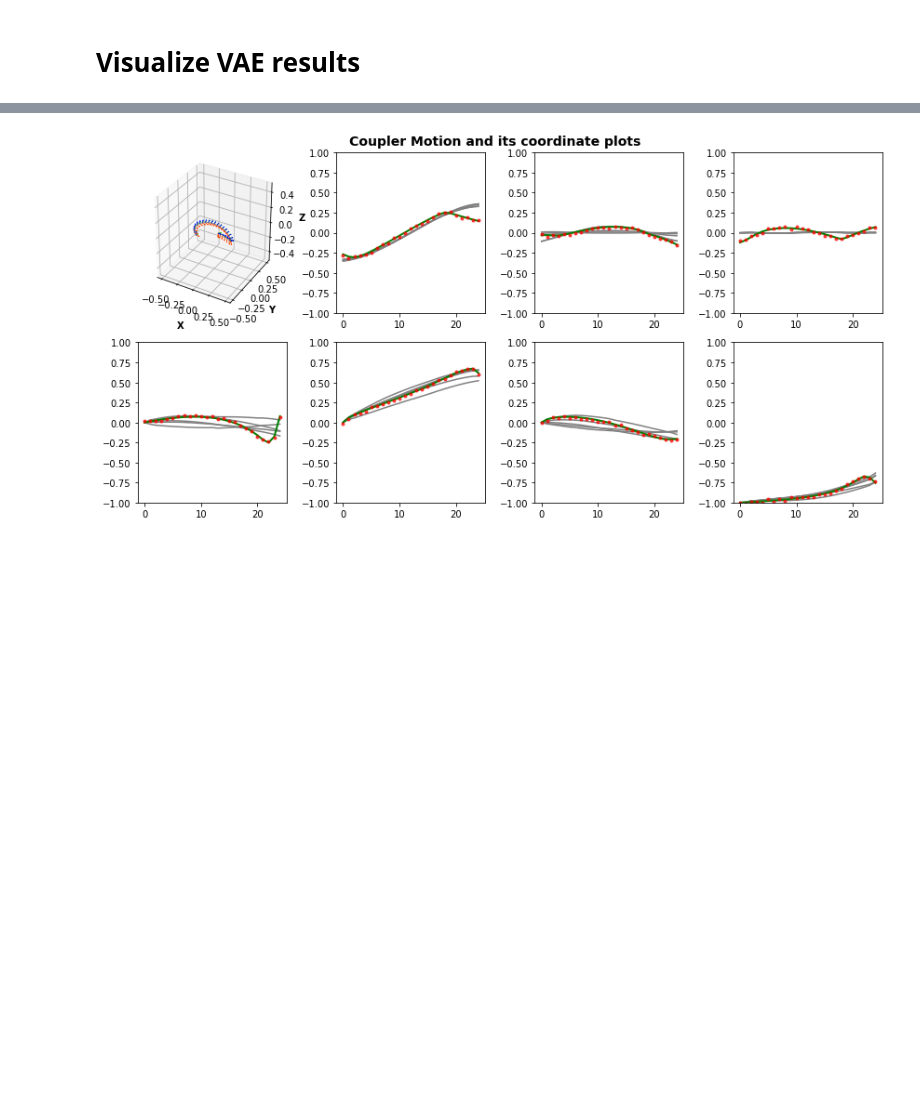
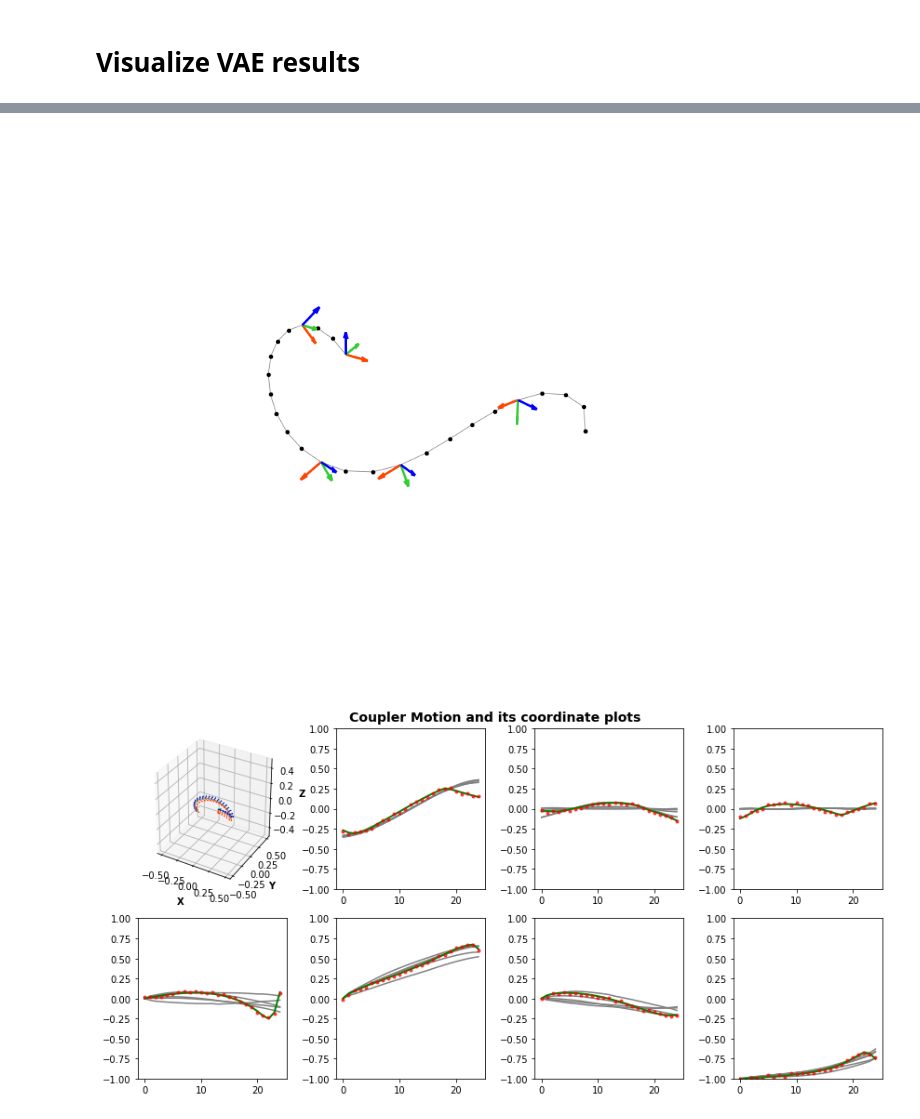
Before and after one commit to ssharma1991/5ss-platform-path-synthesis, a Jupyter notebook: mixed_synth/2. Autoencoder/5_inference.ipynb, the cells around one changed output, grey strips where cells are left out. Saved outputs shown, nothing was run; the diff lists cells and outputs as text; code cells hidden in the pictures; blank space fills up the shorter version.

```diff
--- a/mixed_synth/2. Autoencoder/5_inference.ipynb
+++ b/mixed_synth/2. Autoencoder/5_inference.ipynb
@@ -174,3 +196,49 @@ plt.show()
+# %%
+def plotMotionPartial(Pts, Orient, mask, ax, limit, color = 'gray', scale=.1):
+    plotPath(Pts, ax, limit, color)
+    for i in range(len(Pts)):
+        if (mask[i]>.5):
+            Rot_i=quat2rot(Orient[i])
+            plotXYZ(Pts[i], Rot_i, ax, limit*scale)
+        else:
+            ax.scatter(Pts[i,0], Pts[i,1], Pts[i,2], color='k')
+    ax.auto_scale_xyz([-limit, limit], [-limit, limit], [-limit, limit])
+
+    ax.set_xlabel('X', fontweight ='bold')
+    ax.set_ylabel('Y', fontweight ='bold')
+    ax.set_zlabel('Z', fontweight ='bold')
+    plt.tight_layout()
+
+index=249 #6,179, 249
+mask_6=[1,0,0,1,0,0,0,1,0,0,0,0,0,0,0,1,0,0,0,1,0,0,0,0,1]
+mask_179=[1,0,0,1,0,0,0,0,0,0,0,0,1,0,0,1,0,0,0,0,1,0,0,0,0]
+mask_249=[1,0,0,1,0,0,0,0,0,0,0,0,1,0,0,1,0,0,0,0,1,0,0,0,0]
+fig = plt.figure(figsize=2.5*plt.figaspect(1))
+ax = fig.add_subplot(1, 1, 1, projection='3d')
+plotMotionPartial(cplr_true[index][:,0:3], cplr_true[index][:,3:8],mask_249, ax, .2, scale=.2)
+plt.tight_layout()
+ax.set_zticklabels([])
+ax.set_yticklabels([])
+ax.set_xticklabels([])
+ax.xaxis.pane.fill = False
+ax.yaxis.pane.fill = False
+ax.zaxis.pane.fill = False
+ax.set_xlabel('')
+ax.set_ylabel('')
+ax.set_zlabel('')
+from matplotlib.ticker import MultipleLocator
+interval=.1
+ax.xaxis.set_major_locator(MultipleLocator(interval))
+ax.yaxis.set_major_locator(MultipleLocator(interval))
+ax.zaxis.set_major_locator(MultipleLocator(interval))
+#ax.grid(False)
+#ax.set_xticks([])
+#ax.set_yticks([])
+#ax.set_zticks([])
+plt.axis('off')
+plt.show()
+# %% [output]
+[figure, added]
 # %%
 # Pure motion example
 index=1
```
Also changed, not shown: parts of 5 cells of this notebook.
